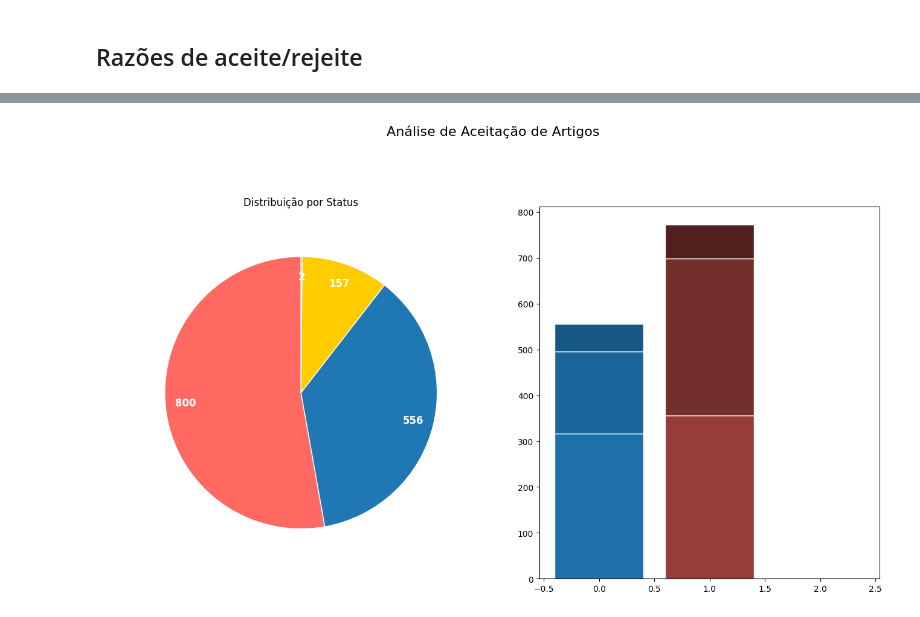
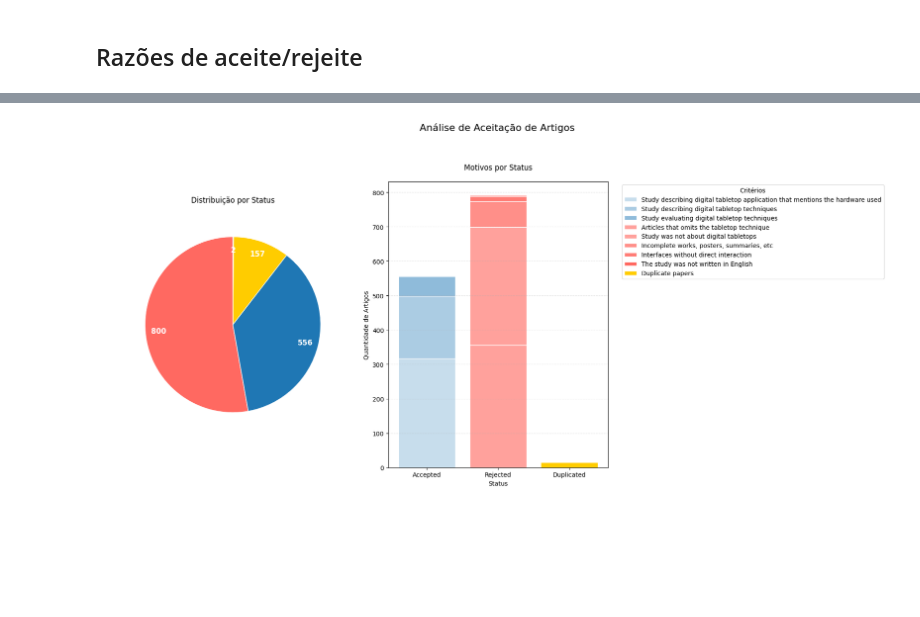
Before and after one commit to Guglis02/Tabletop-Data-Extraction, a Jupyter notebook: notebook.ipynb, the cells around one changed output, grey strips where cells are left out. Drawn from its saved outputs; the diff is of its cells as text; code cells hidden in the pictures; blank space fills up the shorter version.

Commit message:
Corrige .csv originais, adiciona mais códigos de gráficos

```diff
--- a/notebook.ipynb
+++ b/notebook.ipynb
@@ -159,9 +182,10 @@ import pandas as pd
 import matplotlib.pyplot as plt
 import numpy as np
 from collections import defaultdict
+from matplotlib.patches import Patch
 
 # Carregar os dados
-articles_df = pd.read_csv('articles.csv')
+articles_df = pd.read_csv('transformed_data.csv')
 
 # 1. Contar status
 status_counts = articles_df['status'].value_counts()
@@ -180,7 +204,7 @@ for status in ['Accepted', 'Rejected', 'Duplicated']:
 criteria_df = pd.DataFrame.from_dict(criteria_analysis, orient='index').fillna(0)
 
 # 3. Criar figura com subplots
-fig, (ax1, ax2) = plt.subplots(1, 2, figsize=(16, 8))
+fig, (ax1, ax2) = plt.subplots(1, 2, figsize=(18, 8))
 fig.suptitle('Análise de Aceitação de Artigos', fontsize=16, y=1.05)
 
 # Função para obter a cor do status
@@ -205,52 +229,64 @@ wedges, texts, autotexts = ax1.pie(
 
 ax1.set_title('Distribuição por Status', pad=20)
 
-# Tons de cinza base para os critérios (de claro para escuro)
-base_greys = ['#f0f0f0', '#d9d9d9', '#bdbdbd', '#969696', '#737373', '#525252']
+# Configuração de cores para os critérios
+def generate_color_palette(base_color, n_colors):
+    """Gera n tons de uma cor base"""
+    from matplotlib.colors import LinearSegmentedColormap
+    cmap = LinearSegmentedColormap.from_list('custom', ['white', base_color], N=n_colors)
+    return [cmap(i) for i in np.linspace(0.3, 1, n_colors)]
 
-# Gerar cores específicas para cada status
-status_colors = {}
-for status in criteria_df.index:
-    status_colors[status] = []
-    for grey in base_greys[:len(criteria_df.columns)]:
-        # Mistura a cor do status com o tom de cinza
-        status_r = int(get_status_color(status)[1:3], 16)
-        status_g = int(get_status_color(status)[3:5], 16)
-        status_b = int(get_status_color(status)[5:7], 16)
+# Número de critérios únicos
+all_criteria = criteria_df.columns.tolist()
+n_criteria = len(all_criteria)
 
-        grey_r = int(grey[1:3], 16)
-        grey_g = int(grey[3:5], 16)
-        grey_b = int(grey[5:7], 16)
+# Gerar paleta para cada status
+status_palettes = {
+    status: generate_color_palette(get_status_color(status), n_criteria)
+    for status in criteria_df.index
+}
 
-        mixed_r = min(255, int(status_r * grey_r / 255))
-        mixed_g = min(255, int(status_g * grey_g / 255))
-        mixed_b = min(255, int(status_b * grey_b / 255))
-
-        mixed_color = f'#{mixed_r:02x}{mixed_g:02x}{mixed_b:02x}'
-        status_colors[status].append(mixed_color)
-
-# Plotar gráfico de barras empilhadas com cores adaptadas
+# Plotar gráfico de barras empilhadas
 x = np.arange(len(criteria_df.index))  # Posições das barras
 width = 0.8  # Largura das barras
 bottom = np.zeros(len(criteria_df.index))  # Inicializar valores base
 
-# Para cada critério (coluna)
-for j, criteria in enumerate(criteria_df.columns):
+# Primeiro criar um dicionário de legendas
+legend_elements = []
+
+# Plotar as barras e coletar cores usadas
+bar_plots = []  # Para armazenar os objetos de barra
+legend_colors = {}  # Para mapear critério -> cor usada
+
+# Plotar as barras
+for j, criteria in enumerate(all_criteria):
     heights = criteria_df[criteria].values
 
-    # Para cada status (linha)
     for i, status in enumerate(criteria_df.index):
-        ax2.bar(
-            x[i],
-            heights[i],
-            width,
-            bottom=bottom[i],
-            color=status_colors[status][j],
-            edgecolor='white',
-            label=criteria if i == 0 else ""  # Label apenas para primeira barra
-        )
+        if heights[i] > 0:
+            # Armazena a cor usada para este critério (usamos a cor do primeiro status que o contém)
+            if criteria not in legend_colors:
+                legend_colors[criteria] = status_palettes[status][j]
 
-    bottom += heights  # Atualizar base para próximo critério
+            bar = ax2.bar(
+                x[i],
+                heights[i],
+                width,
+                bottom=bottom[i],
+                color=status_palettes[status][j],
+                edgecolor='white',
+                label=criteria if criteria not in legend_colors else ""
+            )
+            bar_plots.append(bar)
+
+    bottom += heights
+
+legend_elements = [
+    Patch(facecolor=legend_colors[criteria],
+          edgecolor='white',
+          label=criteria)
+    for criteria in all_criteria
+]
 
 # Configurar eixo x
 ax2.set_xticks(x)
@@ -260,11 +296,11 @@ ax2.set_ylabel('Quantidade de Artigos')
 ax2.set_xlabel('Status')
 ax2.grid(axis='y', linestyle='--', alpha=0.3)
 
-# Criar legendas personalizadas para evitar duplicatas
-handles, labels = ax2.get_legend_handles_labels()
-unique_labels = dict(zip(labels, handles))
-ax2.legend(unique_labels.values(), unique_labels.keys(),
-           title='Critérios', bbox_to_anchor=(1.05, 1), loc='upper left')
+# Adicionar legenda completa
+ax2.legend(handles=legend_elements,
+           title='Critérios',
+           bbox_to_anchor=(1.05, 1),
+           loc='upper left')
 
 # Ajustar layout
 plt.tight_layout()
@@ -275,2 +310,2 @@ IndexError: list index out of range
-[figure, old version]
+[figure, new version]
 # %% [markdown]
```
Also changed, not shown: parts of 12 cells of this notebook, 10 other files.
